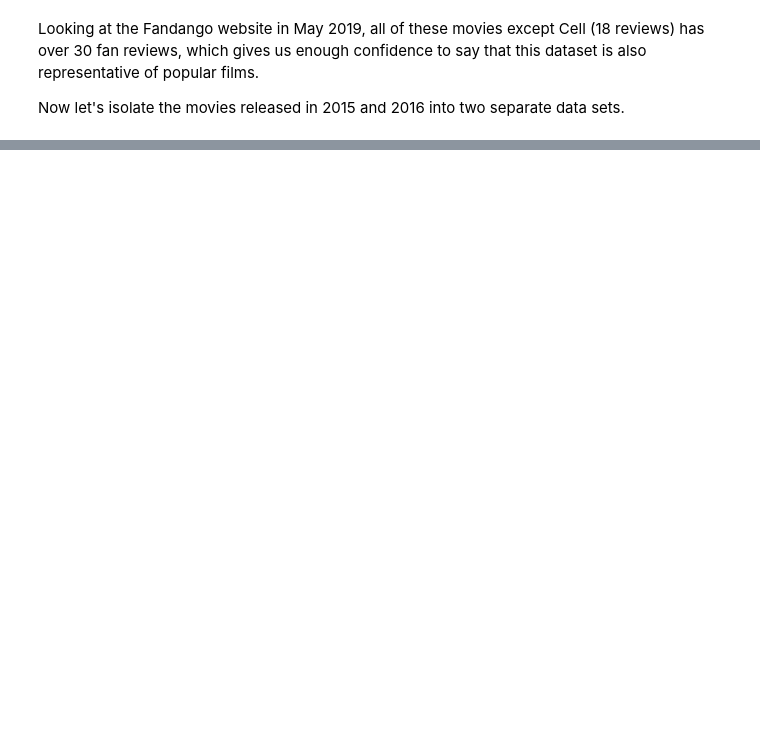
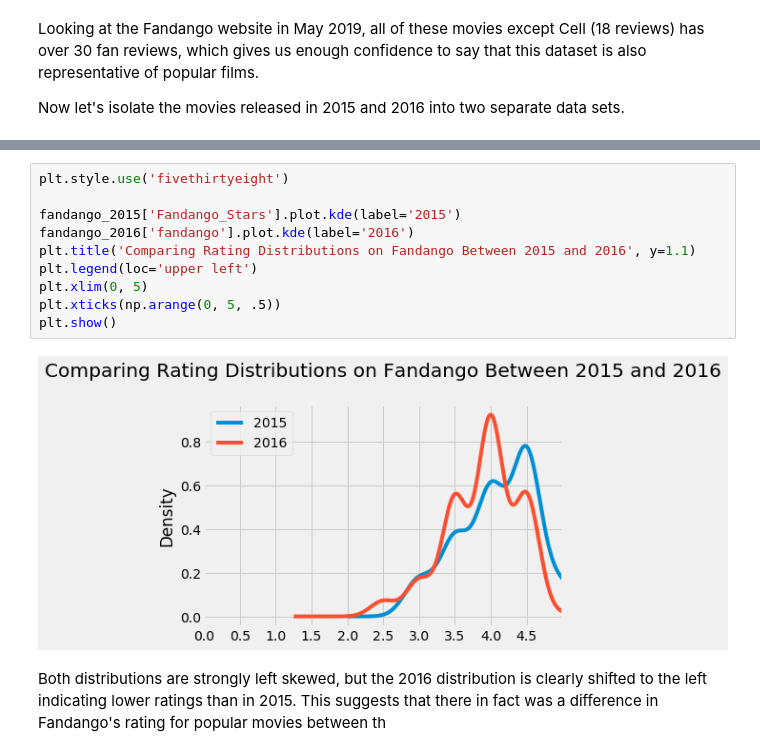
Before and after one commit to hsdistefa/fandango-ratings-analysis, a Jupyter notebook: fandango_movie_ratings.ipynb, the cells around one changed output, grey strips where cells are left out. Drawn from its saved outputs; the diff is of its cells as text; blank space fills up the shorter version.

```diff
--- a/fandango_movie_ratings.ipynb
+++ b/fandango_movie_ratings.ipynb
@@ -137,0 +141,14 @@ fandango_2016.head(3)
+# %%
+plt.style.use('fivethirtyeight')
+
+fandango_2015['Fandango_Stars'].plot.kde(label='2015')
+fandango_2016['fandango'].plot.kde(label='2016')
+plt.title('Comparing Rating Distributions on Fandango Between 2015 and 2016', y=1.1)
+plt.legend(loc='upper left')
+plt.xlim(0, 5)
+plt.xticks(np.arange(0, 5, .5))
+plt.show()
+# %% [output]
+[figure, added]
+# %% [markdown]
+Both distributions are strongly left skewed, but the 2016 distribution is clearly shifted to the left indicating lower ratings than in 2015. This suggests that there in fact was a difference in Fandango's rating for popular movies between th
```
Also changed, not shown: parts of 5 cells of this notebook.
